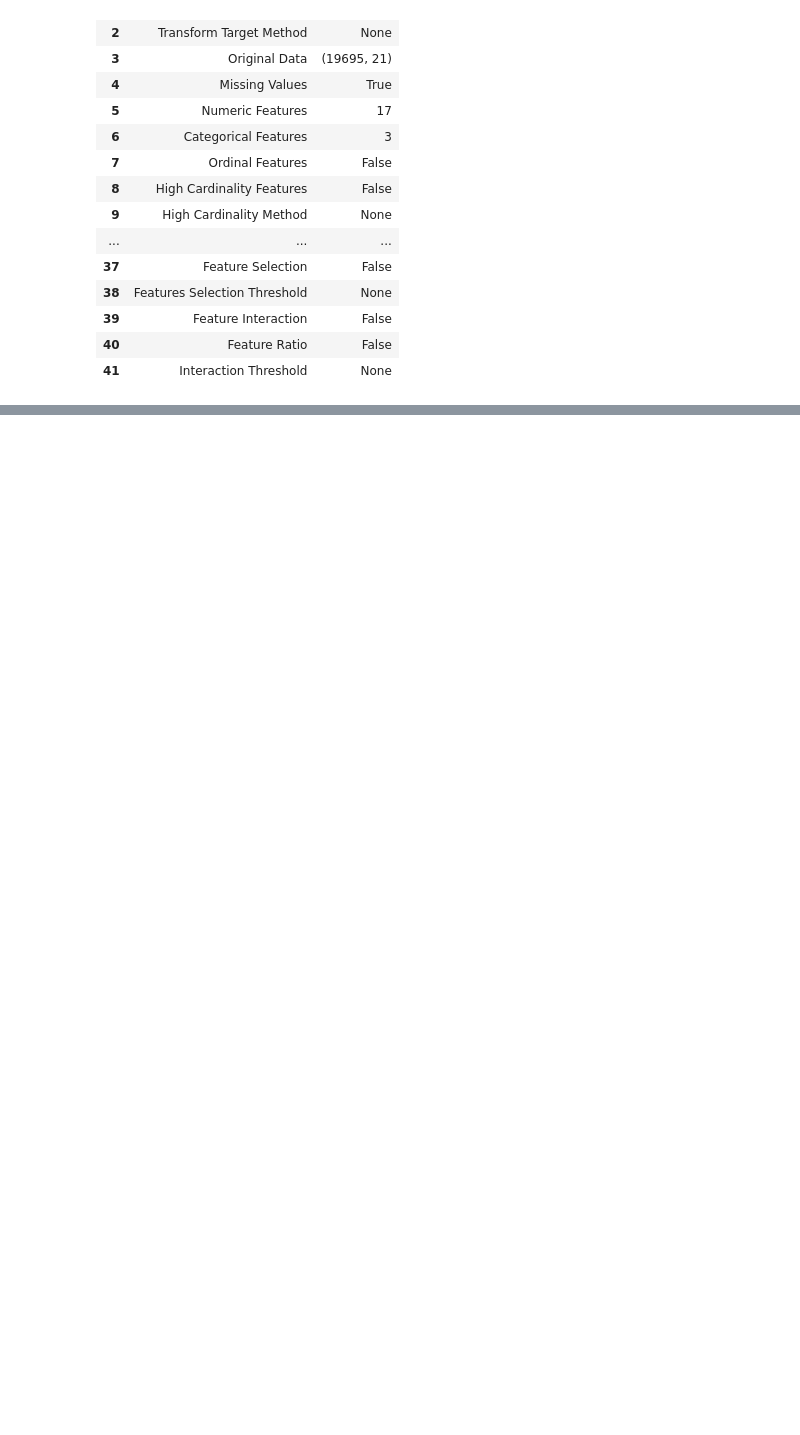
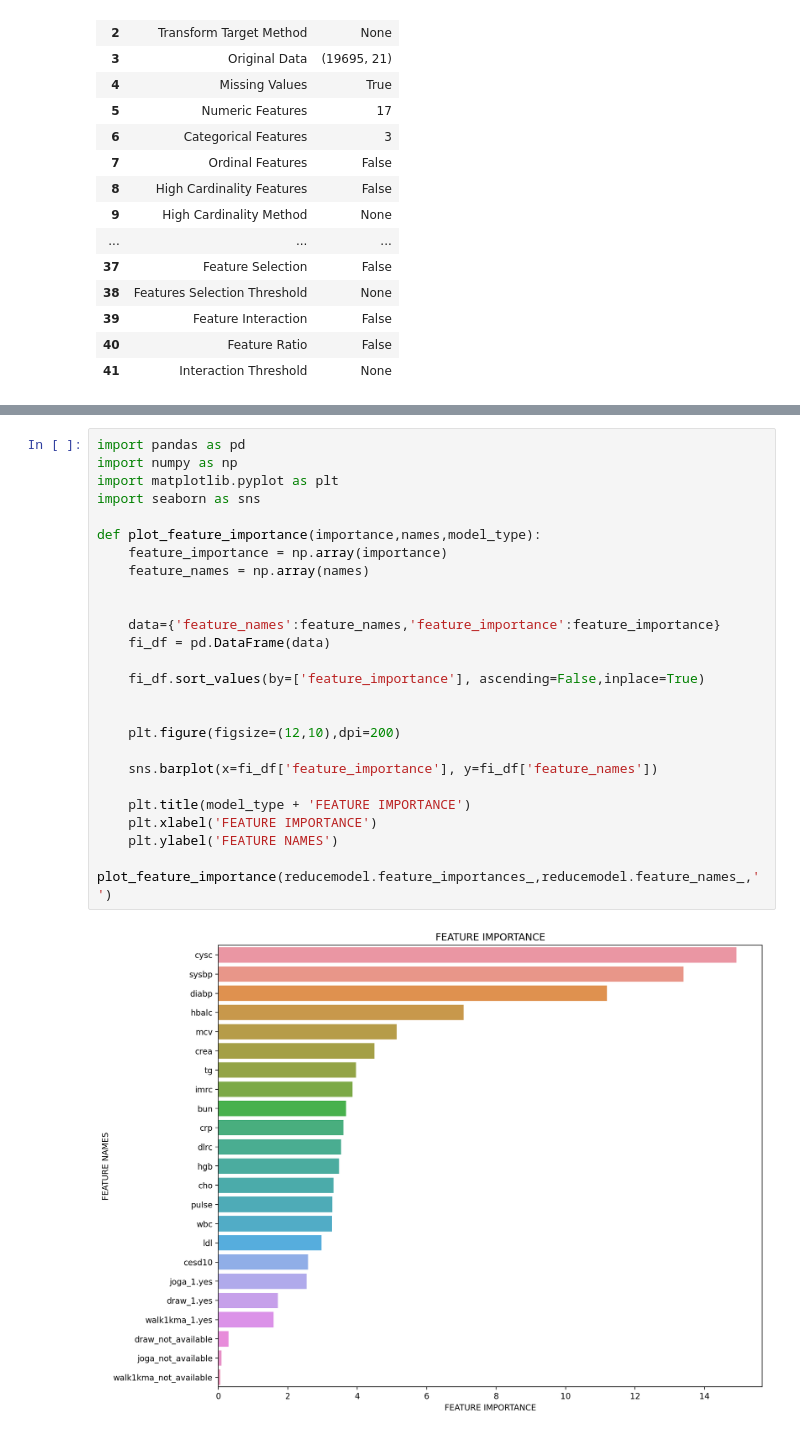
Before and after one commit to FoeinLove/DKU, a Jupyter notebook: final.ipynb, the cells around one changed output, grey strips where cells are left out. Saved outputs shown, nothing was run; the diff lists cells and outputs as text; blank space fills up the shorter version.

```diff
--- a/final.ipynb
+++ b/final.ipynb
@@ -231,0 +234,28 @@ catb = compare_models()
+# %%
+import pandas as pd
+import numpy as np
+import matplotlib.pyplot as plt
+import seaborn as sns
+
+def plot_feature_importance(importance,names,model_type):
+    feature_importance = np.array(importance)
+    feature_names = np.array(names)
+
+
+    data={'feature_names':feature_names,'feature_importance':feature_importance}
+    fi_df = pd.DataFrame(data)
+
+    fi_df.sort_values(by=['feature_importance'], ascending=False,inplace=True)
+
+
+    plt.figure(figsize=(12,10),dpi=200)
+
+    sns.barplot(x=fi_df['feature_importance'], y=fi_df['feature_names'])
+
+    plt.title(model_type + 'FEATURE IMPORTANCE')
+    plt.xlabel('FEATURE IMPORTANCE')
+    plt.ylabel('FEATURE NAMES')
+
+plot_feature_importance(reducemodel.feature_importances_,reducemodel.feature_names_,'')
+# %% [output]
+[figure, added]
```
Also changed, not shown: parts of 11 cells of this notebook, 6 other files.
